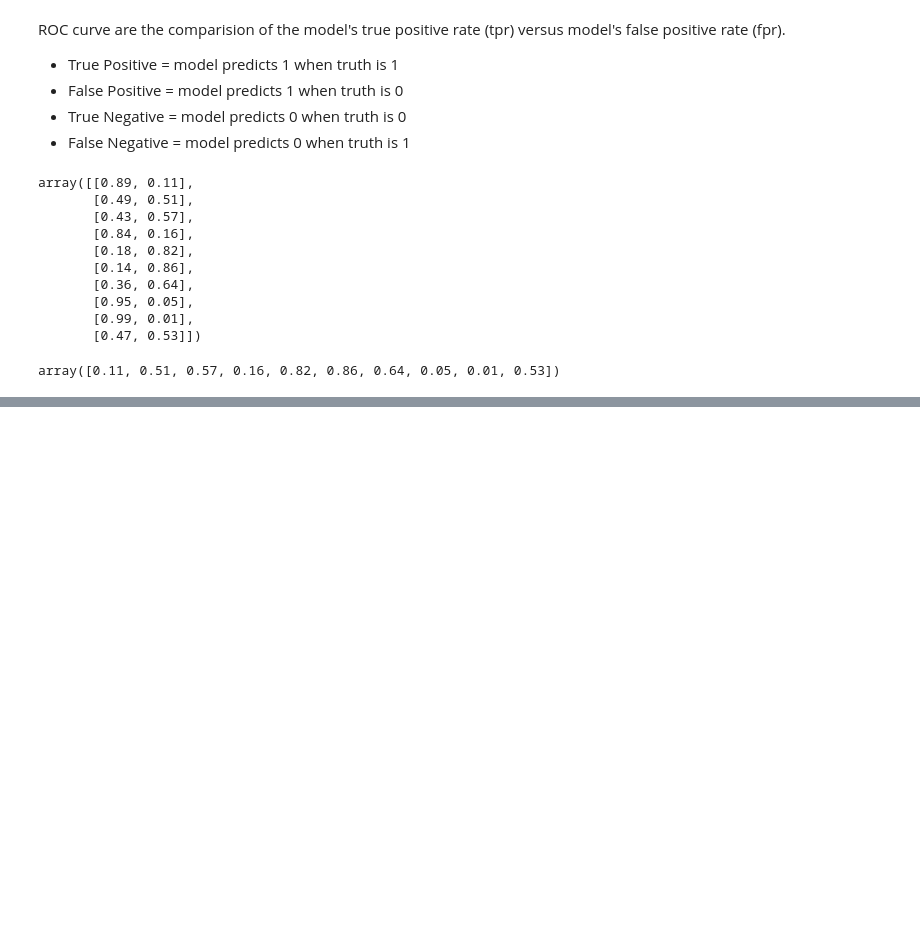
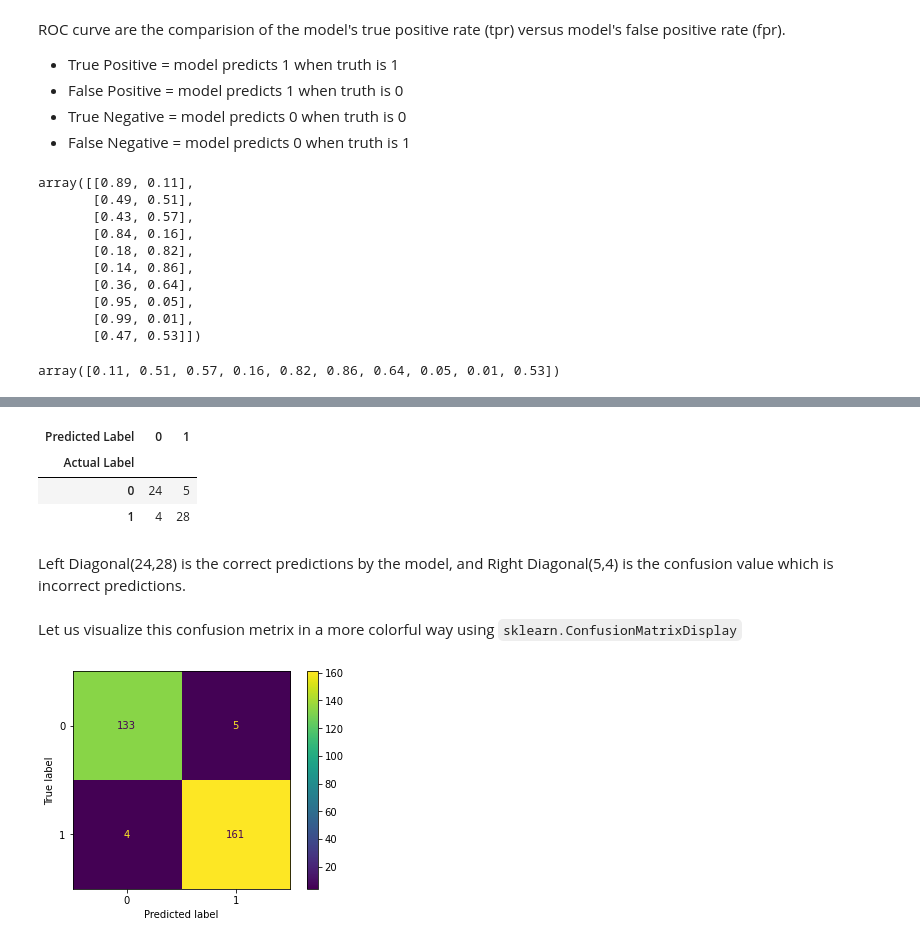
Before and after one commit to SaketMunda/ml-ds-tools-library-introduction, a Jupyter notebook: introduction-to-scikit-learn.ipynb, the cells around one changed output, grey strips where cells are left out. Cells and saved outputs as stored; diff of their text form; code cells hidden in the pictures; blank space fills up the shorter version.

```diff
--- a/introduction-to-scikit-learn.ipynb
+++ b/introduction-to-scikit-learn.ipynb
@@ -1294,0 +1357,19 @@ array([2.  , 1.  , 0.99, 0.83, 0.82, 0.8 , 0.78, 0.74, 0.67, 0.66, 0.64,
+# %%
+pd.crosstab(y_test, y_preds, rownames=["Actual Label"], colnames=["Predicted Label"])
+# %% [output]
+| Predicted Label | 0 | 1 |
+| Actual Label |  |  |
+| 0 | 24 | 5 |
+| 1 | 4 | 28 |
+# %% [markdown]
+Left Diagonal(24,28) is the correct predictions by the model, and Right Diagonal(5,4) is the confusion value which is incorrect predictions.
+# %% [markdown]
+Let us visualize this confusion metrix in a more colorful way using `sklearn.ConfusionMatrixDisplay`
+# %%
+from sklearn.metrics import ConfusionMatrixDisplay
+
+# we can plot in two ways, from estimator and other is from predictions
+
+ConfusionMatrixDisplay.from_estimator(clf, X, y);
+# %% [output]
+[figure, added]
```
Also changed, not shown: parts of 40 cells of this notebook.
